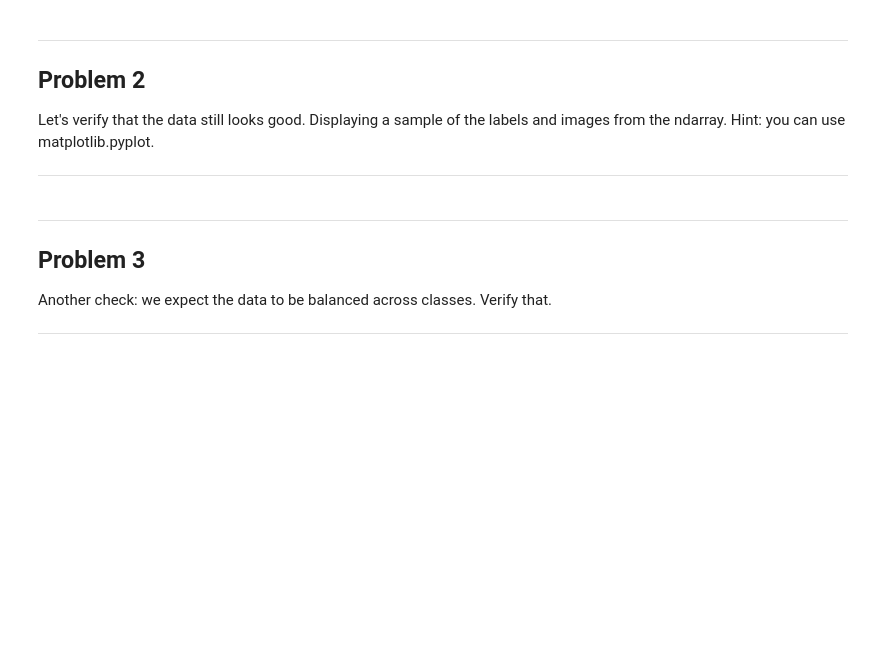
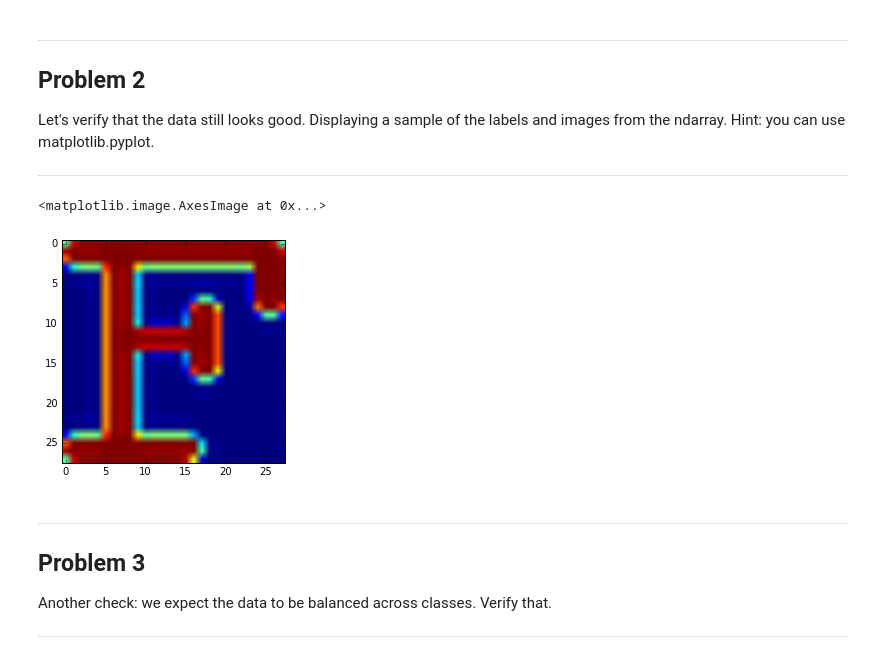
Before and after one commit to PetrShypila/DeepLearningCourse-P1, a Jupyter notebook: 1_notmnist.ipynb, the cells around one changed output. Cells and saved outputs as stored; diff of their text form; code cells hidden in the pictures; blank space fills up the shorter version.

```diff
--- a/1_notmnist.ipynb
+++ b/1_notmnist.ipynb
@@ -218,6 +218,15 @@ Problem 2
 Let's verify that the data still looks good. Displaying a sample of the labels and images from the ndarray. Hint: you can use matplotlib.pyplot.
 
 ---
+# %%
+# load one pickle and check what we can find
+obj2 = pickle.load(open('notMNIST_large/F.pickle', 'r'))
+sampleBimage = obj2[1111]
+sampleBimage.shape
+plt.imshow(sampleBimage)
+# %% [output]
+<matplotlib.image.AxesImage at 0x...>
+[figure, added]
 # %% [markdown]
 ---
 Problem 3
```
Also changed, not shown: parts of 5 cells of this notebook.
